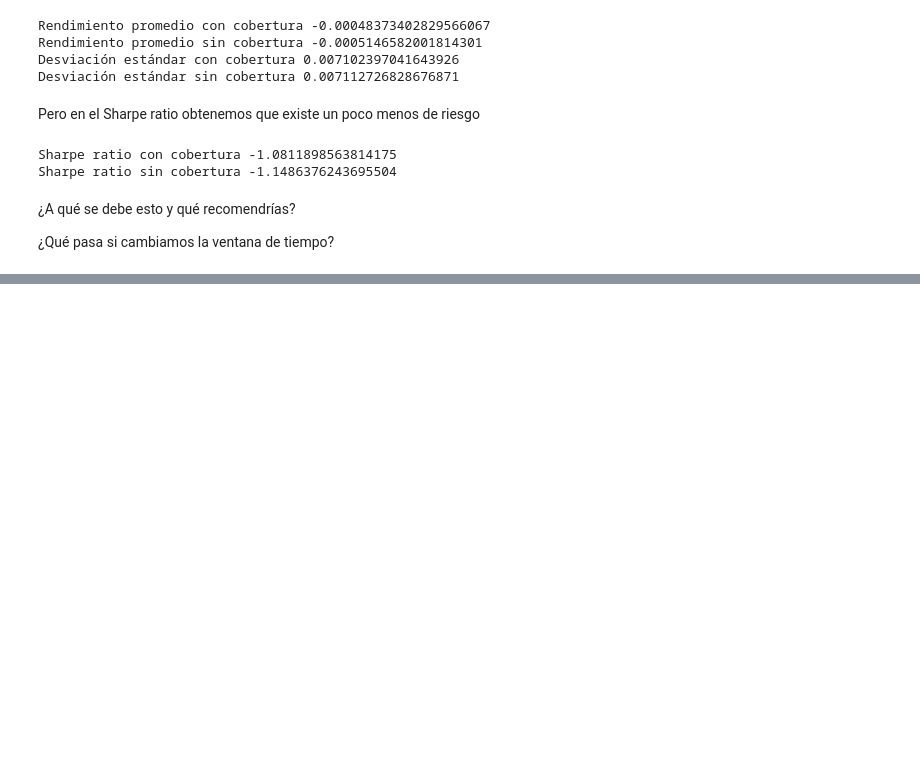
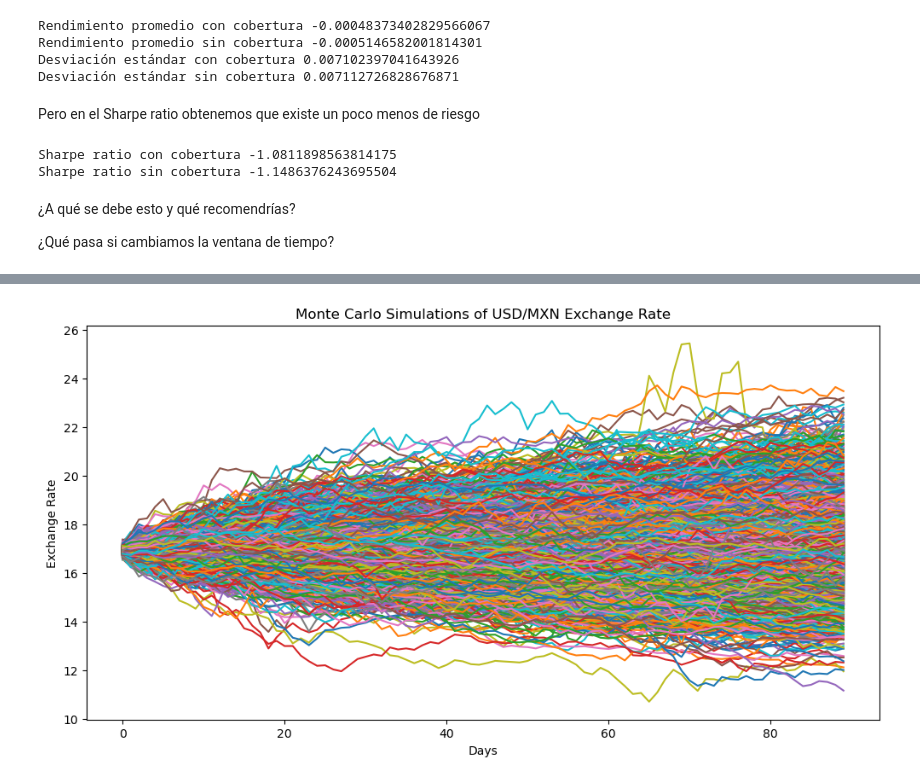
Before and after one commit to ivandeluna/ejercicios-clase, a Jupyter notebook: afi_ss2024.ipynb, the cells around one changed output, grey strips where cells are left out. Drawn from its saved outputs; the diff is of its cells as text; code cells hidden in the pictures; blank space fills up the shorter version.

```diff
--- a/afi_ss2024.ipynb
+++ b/afi_ss2024.ipynb
@@ -1091,0 +1157,5 @@ Sharpe ratio sin cobertura -1.1486376243695504
+# %%
+# Fit the GARCH(1,1) model
+model = arch_model(returns, vol='Garch', p=1, q=1)
+garch_fit = model.fit()
+print(garch_fit.summary())
@@ -1091,0 +1188,44 @@ Sharpe ratio sin cobertura -1.1486376243695504
+# %%
+# Parameters for Monte Carlo simulation
+num_simulations = 10000
+forecast_horizon = 90  # Number of days to forecast
+
+# Get the last observed variance
+last_volatility = garch_fit.conditional_volatility[-1]
+
+# Get the model parameters
+omega = garch_fit.params['omega']
+alpha = garch_fit.params['alpha[1]']
+beta = garch_fit.params['beta[1]']
+
+# Simulate future returns
+simulated_returns = np.zeros((forecast_horizon, num_simulations))
+
+for i in range(num_simulations):
+    # Initialize the volatility for the first forecast period
+    sim_vol = last_volatility
+    for t in range(forecast_horizon):
+        # Generate random shocks
+        shock = np.random.normal(0, 1)
+        # Simulate next period's return
+        simulated_returns[t, i] = sim_vol * shock
+        # Update volatility for the next period
+        sim_vol = np.sqrt(omega + alpha * simulated_returns[t, i]**2 + beta * sim_vol**2)
+
+# Convert returns to price paths
+last_price = data['Adj Close'].iloc[-1]
+simulated_prices = np.zeros_like(simulated_returns)
+simulated_prices[0] = last_price * np.exp(simulated_returns[0])
+
+for t in range(1, forecast_horizon):
+    simulated_prices[t] = simulated_prices[t-1] * np.exp(simulated_returns[t])
+
+# Plot the simulated price paths
+plt.figure(figsize=(12, 6))
+plt.plot(simulated_prices)
+plt.title('Monte Carlo Simulations of USD/MXN Exchange Rate')
+plt.xlabel('Days')
+plt.ylabel('Exchange Rate')
+plt.show()
+# %% [output]
+[figure, added]
```
Also changed, not shown: parts of 7 cells of this notebook.
